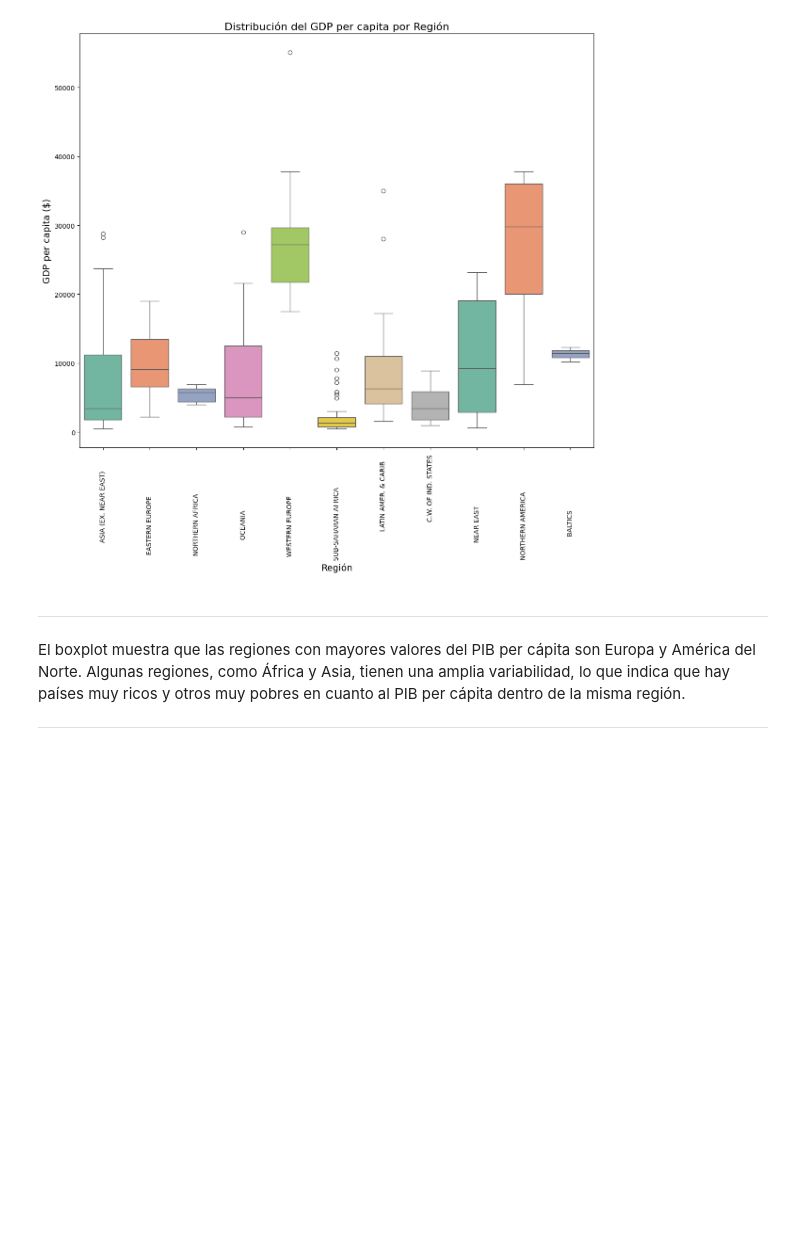
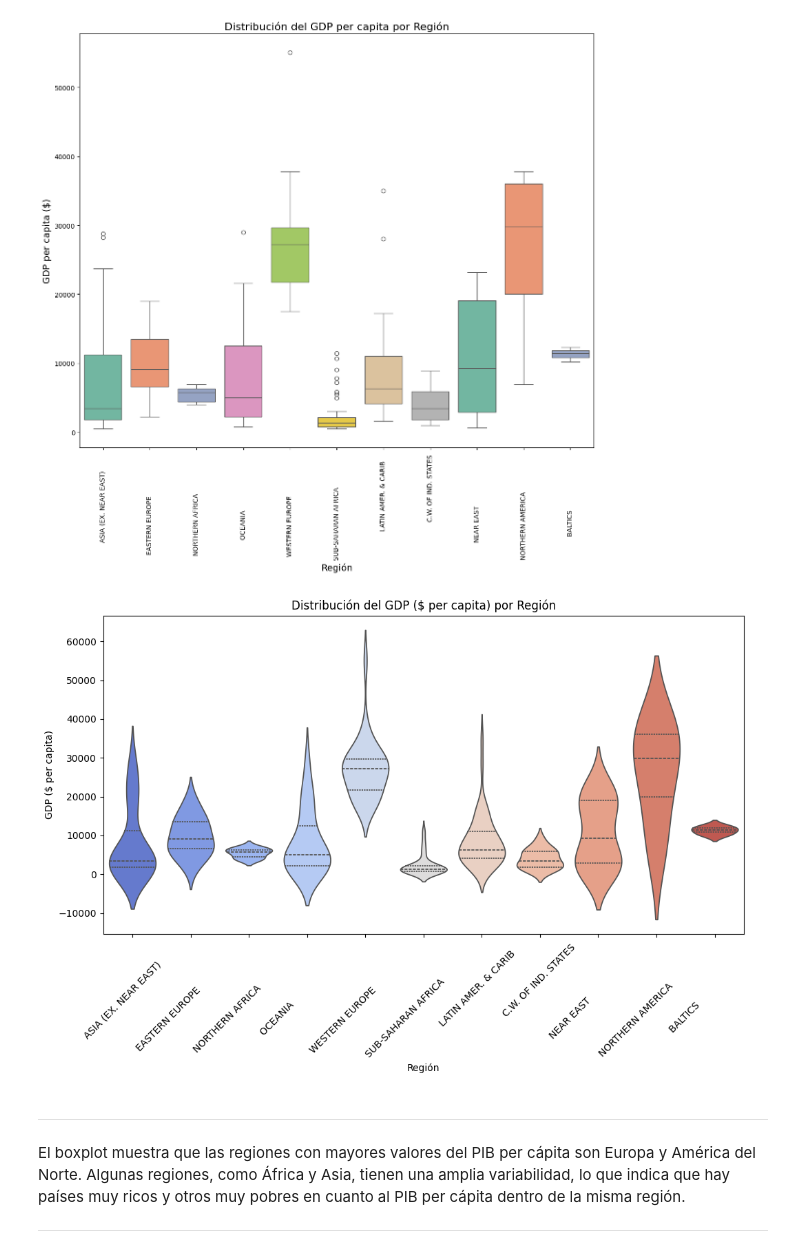
Before and after one commit to MichaelGalazz/Tarea-1-ML, a Jupyter notebook: Tarea_1 (3).ipynb, the cells around one changed output. Cells and saved outputs as stored; diff of their text form; code cells hidden in the pictures; blank space fills up the shorter version.

Commit message:
Grafico de violin del Seba

```diff
--- a/Tarea_1 (3).ipynb
+++ b/Tarea_1 (3).ipynb
@@ -452,6 +455,24 @@ plt.tight_layout()
 plt.show()
 # %% [output]
 [figure]
+# %%
+# Ajustar el tamaño del gráfico
+plt.figure(figsize=(12,6))
+
+# Crear el gráfico de violín
+sns.violinplot(data=df, x="Region", y="GDP ($ per capita)", inner="quartile", palette="coolwarm")
+
+plt.xticks(rotation=45)
+
+# Etiquetas y título
+plt.xlabel("Región")
+plt.ylabel("GDP ($ per capita)")
+plt.title("Distribución del GDP ($ per capita) por Región")
+
+# Mostrar el gráfico
+plt.show()
+# %% [output]
+[figure, added]
 # %% [markdown]
 
 
```
Also changed, not shown: parts of 5 cells of this notebook.
